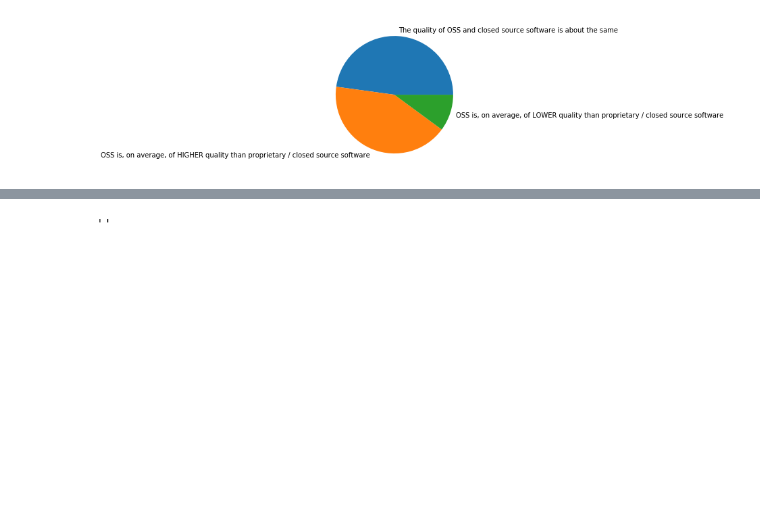
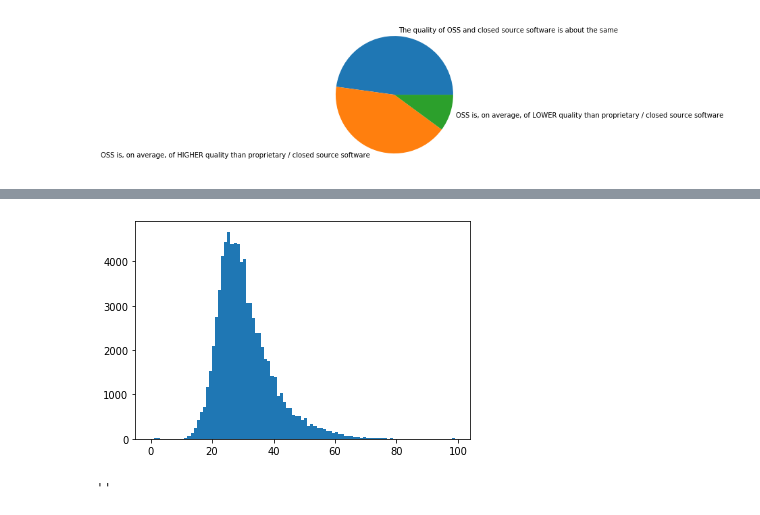
Before and after one commit to MarshEnterprises/Udacity_Project1, a Jupyter notebook: Udacity_Project1.ipynb, the cells around one changed output, grey strips where cells are left out. Drawn from its saved outputs; the diff is of its cells as text; code cells hidden in the pictures; blank space fills up the shorter version.

```diff
--- a/Udacity_Project1.ipynb
+++ b/Udacity_Project1.ipynb
@@ -108,3 +113,7 @@ ax.legend(labels=df['EduOther'].value_counts().index,  frameon=False, bbox_to_an
+# %%
+plt.hist(df['Age'], bins=range(0, 100));
+# %% [output]
+[figure, added]
 # %%
 fig, ax = plt.subplots(figsize=(7, 7))
 ax.pie(df['UndergradMajor'].value_counts())
```
Also changed, not shown: parts of 18 cells of this notebook.
